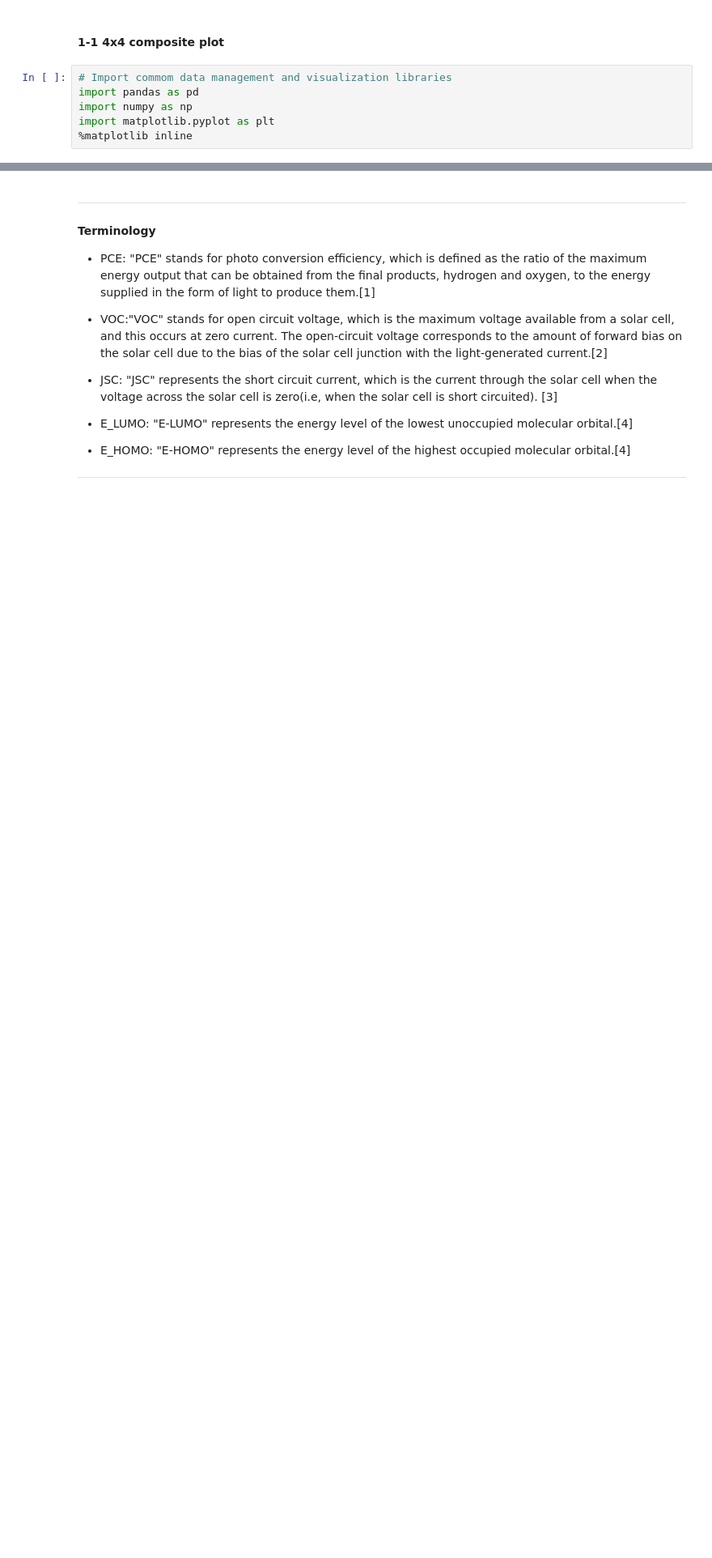
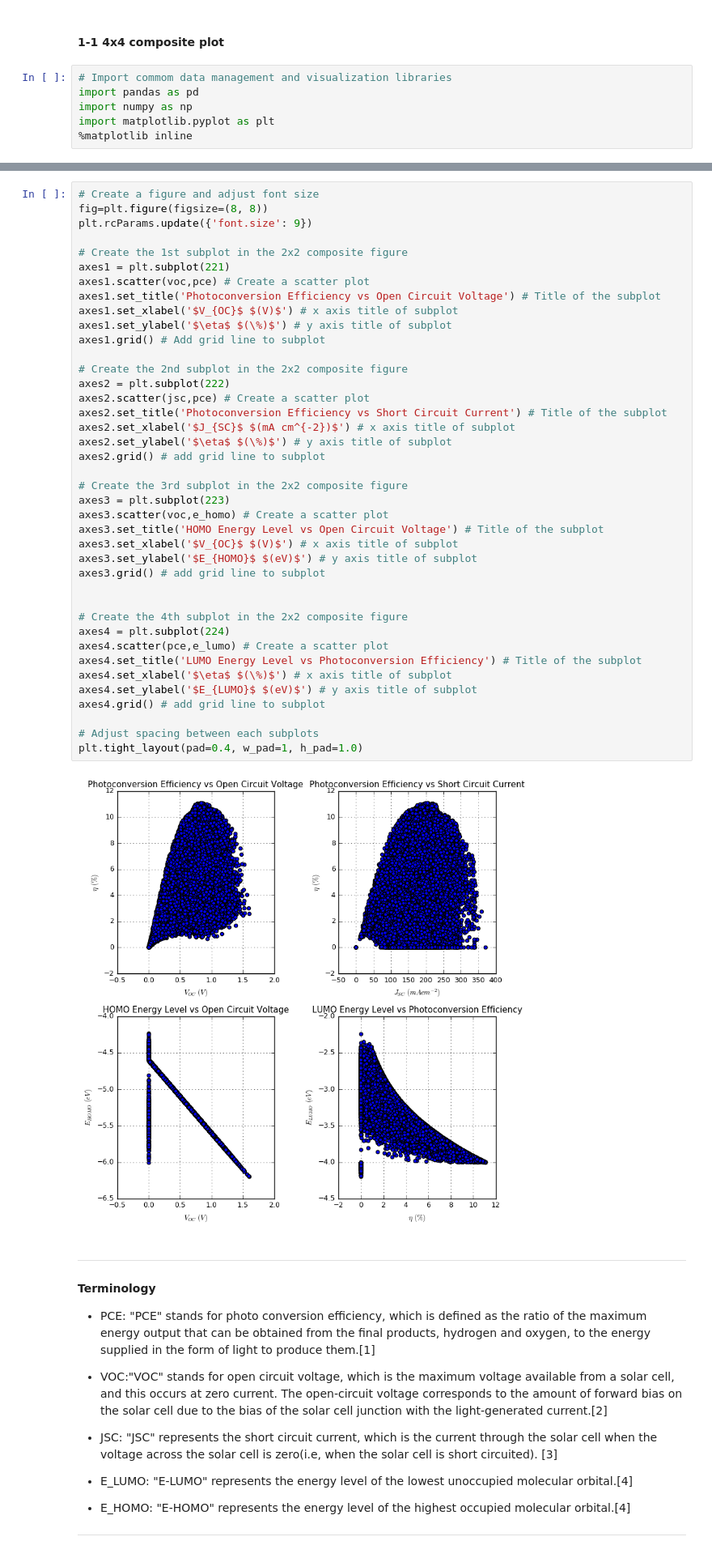
Before and after one commit to wfqethan/DSMCER-HW2-Data-Visualization, a Jupyter notebook: HW2-Wang-Fangqi.ipynb, the cells around one changed output, grey strips where cells are left out. Shown: that part at 81% size. Cells and saved outputs as stored; diff of their text form; blank space fills up the shorter version.

```diff
--- a/HW2-Wang-Fangqi.ipynb
+++ b/HW2-Wang-Fangqi.ipynb
@@ -87,3 +48,45 @@ plt.tight_layout(pad=0.4, w_pad=1, h_pad=1.0)
+# %%
+# Create a figure and adjust font size
+fig=plt.figure(figsize=(8, 8))
+plt.rcParams.update({'font.size': 9})
+
+# Create the 1st subplot in the 2x2 composite figure
+axes1 = plt.subplot(221)
+axes1.scatter(voc,pce) # Create a scatter plot
+axes1.set_title('Photoconversion Efficiency vs Open Circuit Voltage') # Title of the subplot
+axes1.set_xlabel('$V_{OC}$ $(V)$') # x axis title of subplot
+axes1.set_ylabel('$\eta$ $(\%)$') # y axis title of subplot
+axes1.grid() # Add grid line to subplot
+
+# Create the 2nd subplot in the 2x2 composite figure
+axes2 = plt.subplot(222)
+axes2.scatter(jsc,pce) # Create a scatter plot
+axes2.set_title('Photoconversion Efficiency vs Short Circuit Current') # Title of the subplot
+axes2.set_xlabel('$J_{SC}$ $(mA cm^{-2})$') # x axis title of subplot
+axes2.set_ylabel('$\eta$ $(\%)$') # y axis title of subplot
+axes2.grid() # add grid line to subplot
+
+# Create the 3rd subplot in the 2x2 composite figure
+axes3 = plt.subplot(223)
+axes3.scatter(voc,e_homo) # Create a scatter plot
+axes3.set_title('HOMO Energy Level vs Open Circuit Voltage') # Title of the subplot
+axes3.set_xlabel('$V_{OC}$ $(V)$') # x axis title of subplot
+axes3.set_ylabel('$E_{HOMO}$ $(eV)$') # y axis title of subplot
+axes3.grid() # add grid line to subplot
+
+
+# Create the 4th subplot in the 2x2 composite figure
+axes4 = plt.subplot(224)
+axes4.scatter(pce,e_lumo) # Create a scatter plot
+axes4.set_title('LUMO Energy Level vs Photoconversion Efficiency') # Title of the subplot
+axes4.set_xlabel('$\eta$ $(\%)$') # x axis title of subplot
+axes4.set_ylabel('$E_{LUMO}$ $(eV)$') # y axis title of subplot
+axes4.grid() # add grid line to subplot
+
+# Adjust spacing between each subplots
+plt.tight_layout(pad=0.4, w_pad=1, h_pad=1.0)
+# %% [output]
+[figure, added]
 # %% [markdown]
 ***
 #### Terminology
```
Also changed, not shown: parts of 4 cells of this notebook.
